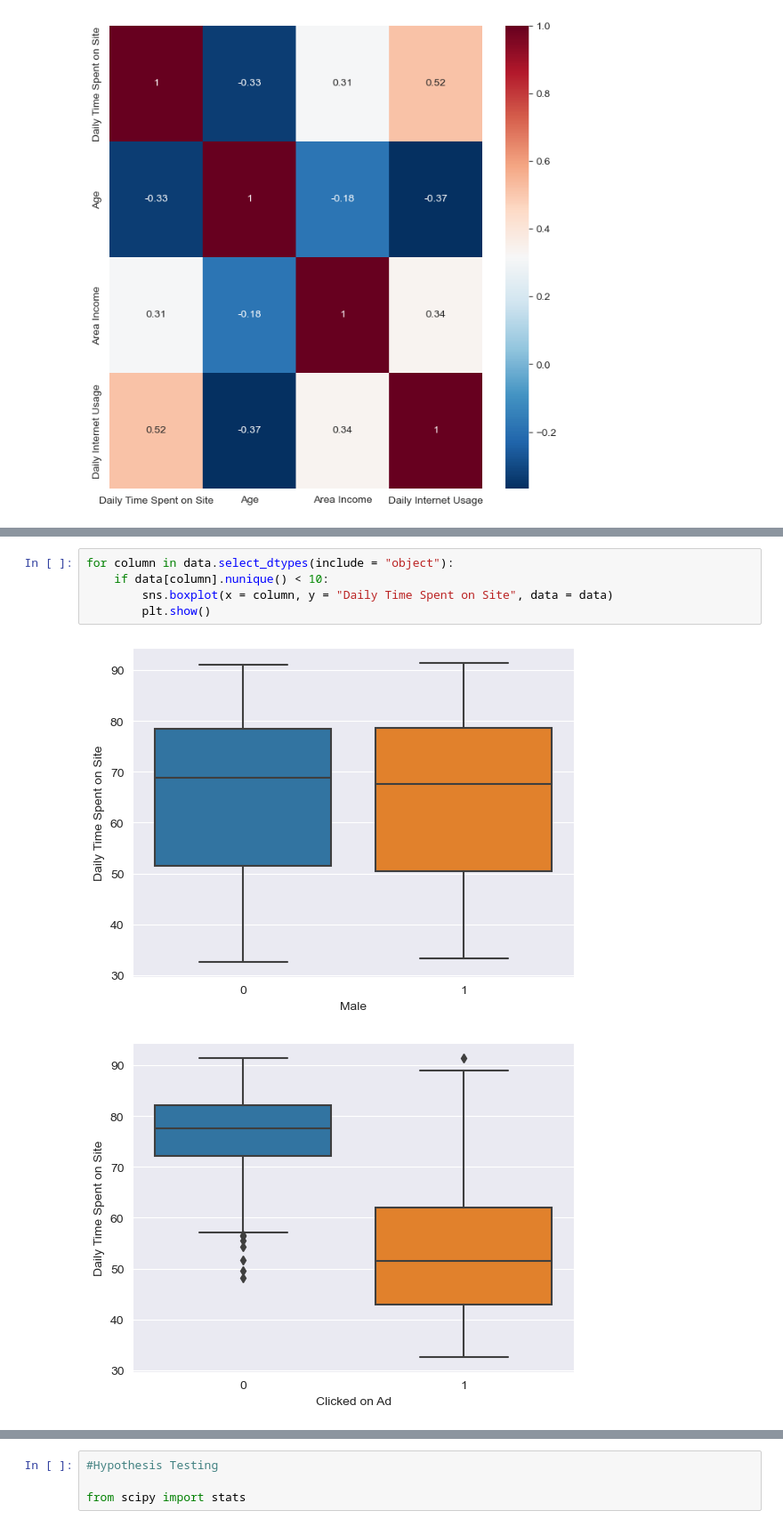
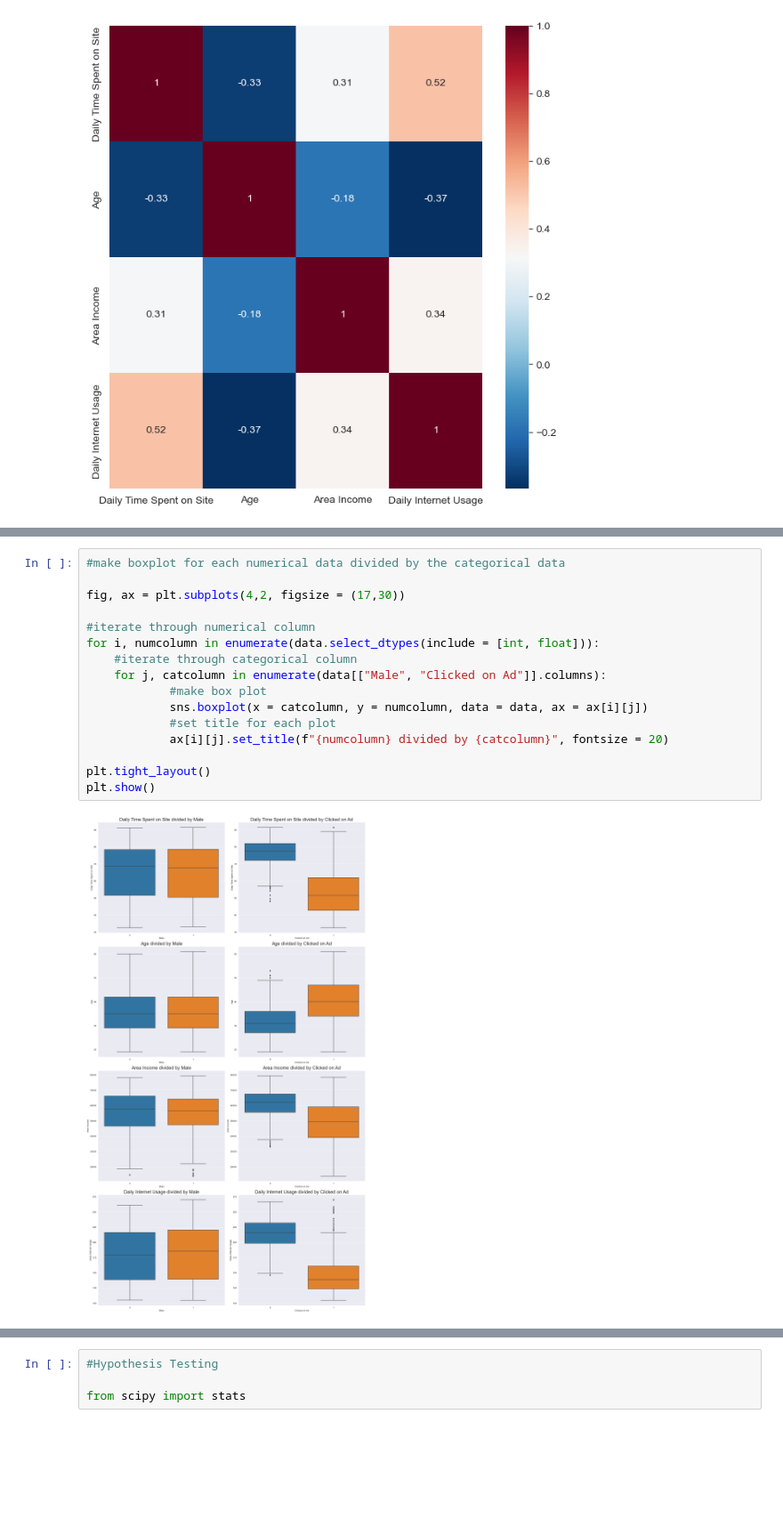
Before and after one commit to alamkelana/Hypothesis-and-Linear-Regression-on-Advertising-Data, a Jupyter notebook: project_statistics.ipynb, the cells around one changed output, grey strips where cells are left out. Shown at 89% size. Cells and saved outputs as stored; diff of their text form; blank space fills up the shorter version.

```diff
--- a/project_statistics.ipynb
+++ b/project_statistics.ipynb
@@ -149,11 +151,21 @@ for column in data.select_dtypes(include = "object"):
 # %% [output]
 [figure]
 [figure]
-# %%
-for column in data.select_dtypes(include = "object"):
-    if data[column].nunique() < 10:
-        sns.boxplot(x = column, y = "Daily Time Spent on Site", data = data)
-        plt.show()
-# %% [output]
-[figure, removed]
-[figure, removed]
+# %%
+#make boxplot for each numerical data divided by the categorical data
+
+fig, ax = plt.subplots(4,2, figsize = (17,30))
+
+#iterate through numerical column
+for i, numcolumn in enumerate(data.select_dtypes(include = [int, float])):
+    #iterate through categorical column
+    for j, catcolumn in enumerate(data[["Male", "Clicked on Ad"]].columns):
+            #make box plot
+            sns.boxplot(x = catcolumn, y = numcolumn, data = data, ax = ax[i][j])
+            #set title for each plot
+            ax[i][j].set_title(f"{numcolumn} divided by {catcolumn}", fontsize = 20)
+
+plt.tight_layout()
+plt.show()
+# %% [output]
+[figure, added]
```
Also changed, not shown: parts of 3 cells of this notebook.
